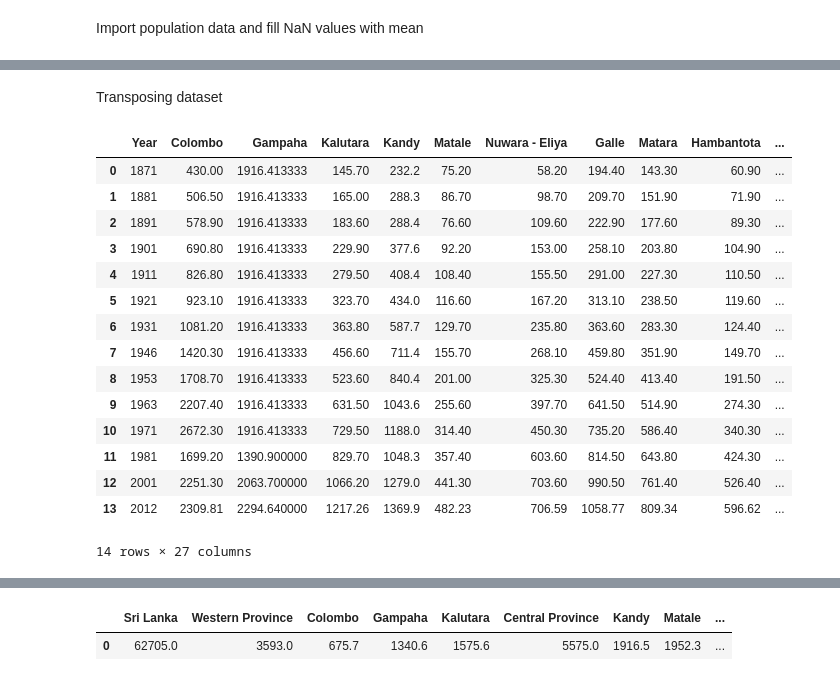
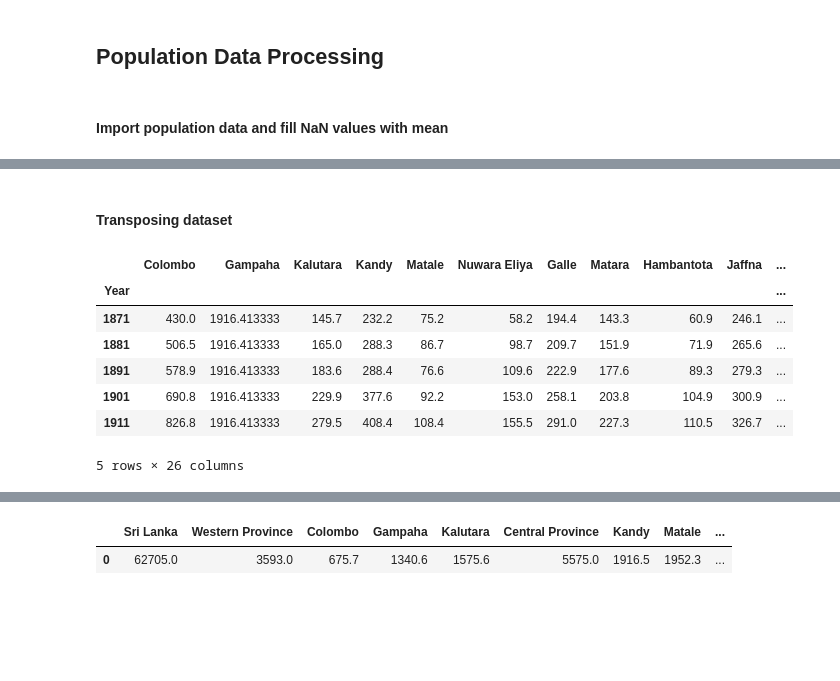
Before and after one commit to shanikalakshani/CS5617-PROJECT-01, a Jupyter notebook: visualization.ipynb, the cells around one changed output, grey strips where cells are left out. Saved outputs shown, nothing was run; the diff lists cells and outputs as text; code cells hidden in the pictures; blank space fills up the shorter version.

Commit message:
population density processing

```diff
--- a/visualization.ipynb
+++ b/visualization.ipynb
@@ -5,8 +5,10 @@ import numpy as np
 import pandas as pd
 import matplotlib.pyplot as plt
 %matplotlib inline
+# %% [markdown]
+## Population Data Processing
 # %% [markdown]
-Import population data and fill NaN values with mean
+#### Import population data and fill NaN values with mean
 # %%
 dataset_population = pd.read_csv('dataset_population.csv')
 dataset_population = dataset_population.apply(lambda x: x.fillna(pd.np.mean(x.iloc[1:])), axis=1)
@@ -18,27 +20,26 @@ dataset_population.head()
 | 2 | Kalutara | 145.700000 | 165.000000 | 183.600000 | 229.900000 | 279.500000 | 323.700000 | 363.800000 | 456.600000 | 523.600000 | 631.500000 | ... |
 | 3 | Kandy | 232.200000 | 288.300000 | 288.400000 | 377.600000 | 408.400000 | 434.000000 | 587.700000 | 711.400000 | 840.400000 | 1043.600000 | ... |
 | 4 | Matale | 75.200000 | 86.700000 | 76.600000 | 92.200000 | 108.400000 | 116.600000 | 129.700000 | 155.700000 | 201.000000 | 255.600000 | ... |
-# %% [markdown]
-Transposing dataset
+# %% [markdown]
+#### Transposing dataset
 # %%
-dataset_population.set_index('District').T.rename_axis('Year').rename_axis(None, 1).reset_index()
+dataset_population = dataset_population.set_index('District').T.rename_axis('Year').rename_axis(None, 1).reset_index().set_index('Year')
+dataset_population.rename(columns={'Nuwara - Eliya':'Nuwara Eliya',
+                          'Kurunagala':'Kurunegala',
+                          'Monaragala':'Moneragala',
+                          'Polannaruwa': 'Polonnaruwa'},
+                 inplace=True)
+
+dataset_population.head()
 # %% [output]
-|  | Year | Colombo | Gampaha | Kalutara | Kandy | Matale | Nuwara - Eliya | Galle | Matara | Hambantota | ... |
-| 0 | 1871 | 430.00 | 1916.413333 | 145.70 | 232.2 | 75.20 | 58.20 | 194.40 | 143.30 | 60.90 | ... |
-| 1 | 1881 | 506.50 | 1916.413333 | 165.00 | 288.3 | 86.70 | 98.70 | 209.70 | 151.90 | 71.90 | ... |
-| 2 | 1891 | 578.90 | 1916.413333 | 183.60 | 288.4 | 76.60 | 109.60 | 222.90 | 177.60 | 89.30 | ... |
-| 3 | 1901 | 690.80 | 1916.413333 | 229.90 | 377.6 | 92.20 | 153.00 | 258.10 | 203.80 | 104.90 | ... |
-| 4 | 1911 | 826.80 | 1916.413333 | 279.50 | 408.4 | 108.40 | 155.50 | 291.00 | 227.30 | 110.50 | ... |
-| 5 | 1921 | 923.10 | 1916.413333 | 323.70 | 434.0 | 116.60 | 167.20 | 313.10 | 238.50 | 119.60 | ... |
-| 6 | 1931 | 1081.20 | 1916.413333 | 363.80 | 587.7 | 129.70 | 235.80 | 363.60 | 283.30 | 124.40 | ... |
-| 7 | 1946 | 1420.30 | 1916.413333 | 456.60 | 711.4 | 155.70 | 268.10 | 459.80 | 351.90 | 149.70 | ... |
-| 8 | 1953 | 1708.70 | 1916.413333 | 523.60 | 840.4 | 201.00 | 325.30 | 524.40 | 413.40 | 191.50 | ... |
-| 9 | 1963 | 2207.40 | 1916.413333 | 631.50 | 1043.6 | 255.60 | 397.70 | 641.50 | 514.90 | 274.30 | ... |
-| 10 | 1971 | 2672.30 | 1916.413333 | 729.50 | 1188.0 | 314.40 | 450.30 | 735.20 | 586.40 | 340.30 | ... |
-| 11 | 1981 | 1699.20 | 1390.900000 | 829.70 | 1048.3 | 357.40 | 603.60 | 814.50 | 643.80 | 424.30 | ... |
-| 12 | 2001 | 2251.30 | 2063.700000 | 1066.20 | 1279.0 | 441.30 | 703.60 | 990.50 | 761.40 | 526.40 | ... |
-| 13 | 2012 | 2309.81 | 2294.640000 | 1217.26 | 1369.9 | 482.23 | 706.59 | 1058.77 | 809.34 | 596.62 | ... |
+|  | Colombo | Gampaha | Kalutara | Kandy | Matale | Nuwara Eliya | Galle | Matara | Hambantota | Jaffna | ... |
+| Year |  |  |  |  |  |  |  |  |  |  | ... |
+| 1871 | 430.0 | 1916.413333 | 145.7 | 232.2 | 75.2 | 58.2 | 194.4 | 143.3 | 60.9 | 246.1 | ... |
+| 1881 | 506.5 | 1916.413333 | 165.0 | 288.3 | 86.7 | 98.7 | 209.7 | 151.9 | 71.9 | 265.6 | ... |
+| 1891 | 578.9 | 1916.413333 | 183.6 | 288.4 | 76.6 | 109.6 | 222.9 | 177.6 | 89.3 | 279.3 | ... |
+| 1901 | 690.8 | 1916.413333 | 229.9 | 377.6 | 92.2 | 153.0 | 258.1 | 203.8 | 104.9 | 300.9 | ... |
+| 1911 | 826.8 | 1916.413333 | 279.5 | 408.4 | 108.4 | 155.5 | 291.0 | 227.3 | 110.5 | 326.7 | ... |
-14 rows × 27 columns
+5 rows × 26 columns
 # %%
 dataset_population.describe()
 # %% [output]
```
Also changed, not shown: parts of 18 cells of this notebook, 1 other file.
